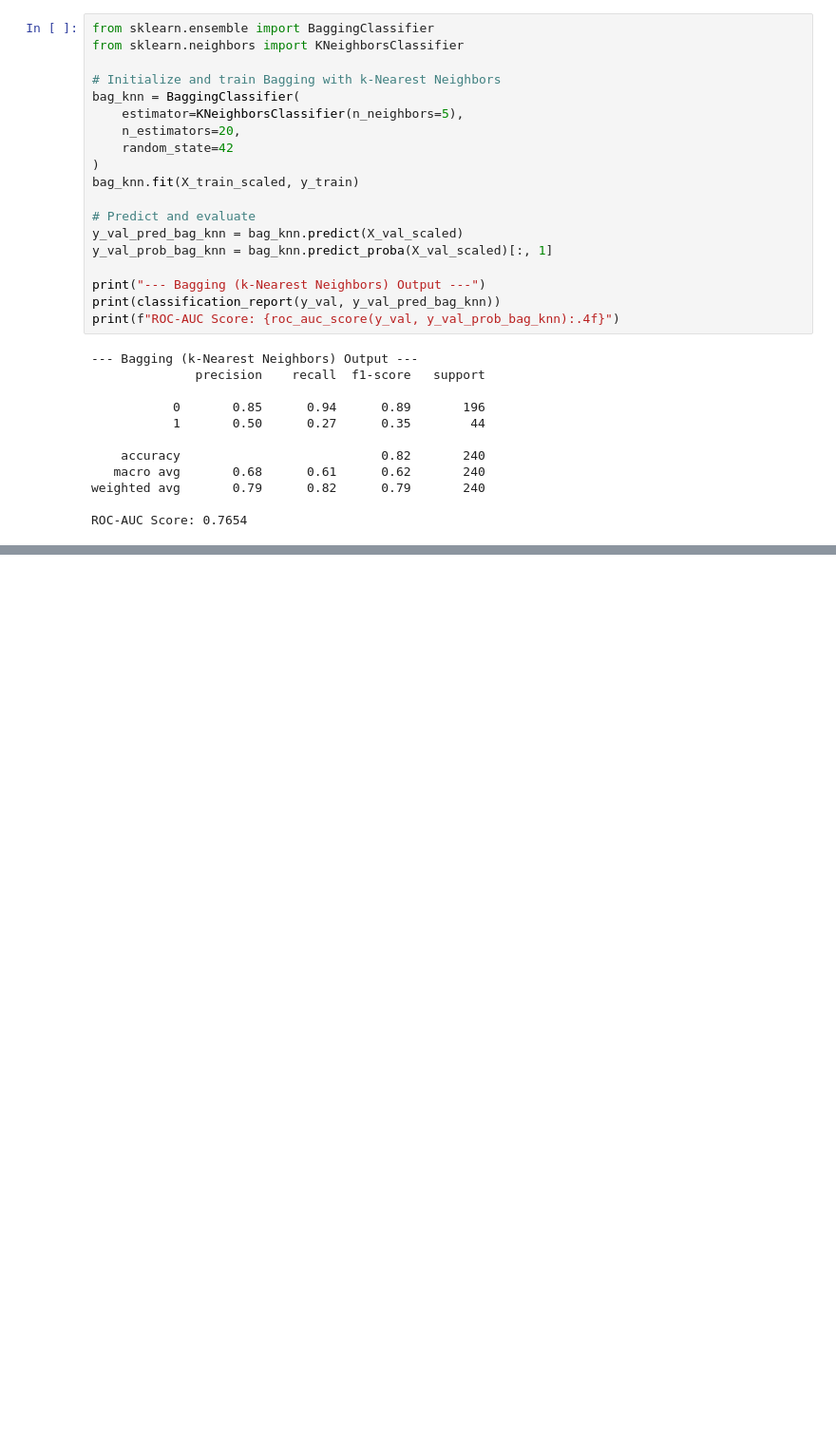
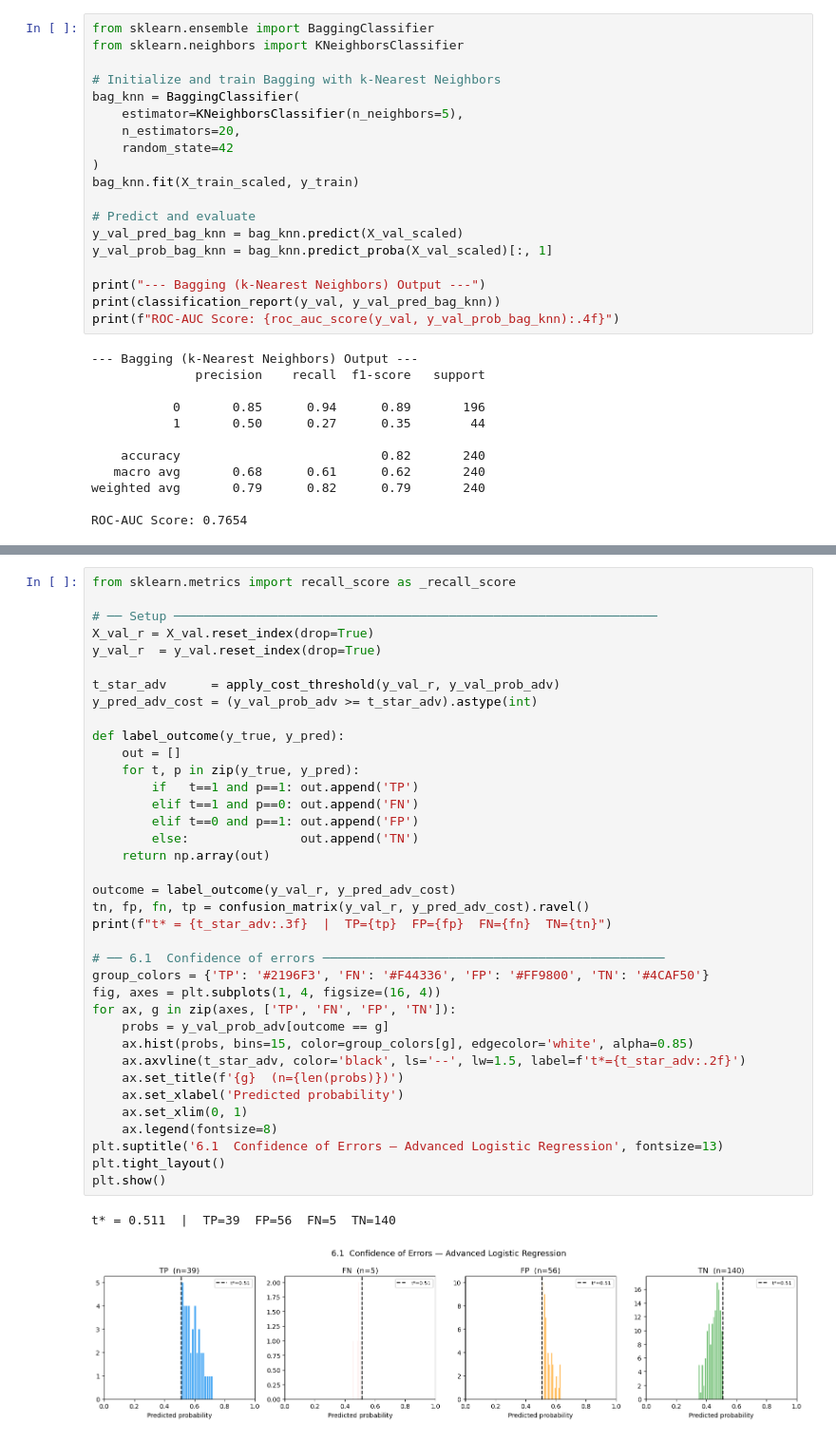
Before and after one commit to Than0316/ClearCredit, a Jupyter notebook: ML_final_project_B.ipynb, the cells around one changed output, grey strips where cells are left out. Shown at 95% size. Cells and saved outputs as stored; diff of their text form; blank space fills up the shorter version.

```diff
--- a/ML_final_project_B.ipynb
+++ b/ML_final_project_B.ipynb
@@ -909,0 +914,40 @@ Current evaluation requires operational constraints (capacity or precision floor
+# %%
+from sklearn.metrics import recall_score as _recall_score
+
+# ── Setup ─────────────────────────────────────────────────────────────────
+X_val_r = X_val.reset_index(drop=True)
+y_val_r  = y_val.reset_index(drop=True)
+
+t_star_adv      = apply_cost_threshold(y_val_r, y_val_prob_adv)
+y_pred_adv_cost = (y_val_prob_adv >= t_star_adv).astype(int)
+
+def label_outcome(y_true, y_pred):
+    out = []
+    for t, p in zip(y_true, y_pred):
+        if   t==1 and p==1: out.append('TP')
+        elif t==1 and p==0: out.append('FN')
+        elif t==0 and p==1: out.append('FP')
+        else:               out.append('TN')
+    return np.array(out)
+
+outcome = label_outcome(y_val_r, y_pred_adv_cost)
+tn, fp, fn, tp = confusion_matrix(y_val_r, y_pred_adv_cost).ravel()
+print(f"t* = {t_star_adv:.3f}  |  TP={tp}  FP={fp}  FN={fn}  TN={tn}")
+
+# ── 6.1  Confidence of errors ──────────────────────────────────────────────
+group_colors = {'TP': '#2196F3', 'FN': '#F44336', 'FP': '#FF9800', 'TN': '#4CAF50'}
+fig, axes = plt.subplots(1, 4, figsize=(16, 4))
+for ax, g in zip(axes, ['TP', 'FN', 'FP', 'TN']):
+    probs = y_val_prob_adv[outcome == g]
+    ax.hist(probs, bins=15, color=group_colors[g], edgecolor='white', alpha=0.85)
+    ax.axvline(t_star_adv, color='black', ls='--', lw=1.5, label=f't*={t_star_adv:.2f}')
+    ax.set_title(f'{g}  (n={len(probs)})')
+    ax.set_xlabel('Predicted probability')
+    ax.set_xlim(0, 1)
+    ax.legend(fontsize=8)
+plt.suptitle('6.1  Confidence of Errors — Advanced Logistic Regression', fontsize=13)
+plt.tight_layout()
+plt.show()
+# %% [output]
+t* = 0.511  |  TP=39  FP=56  FN=5  TN=140
+[figure, added]
```
Also changed, not shown: parts of 19 cells of this notebook.
